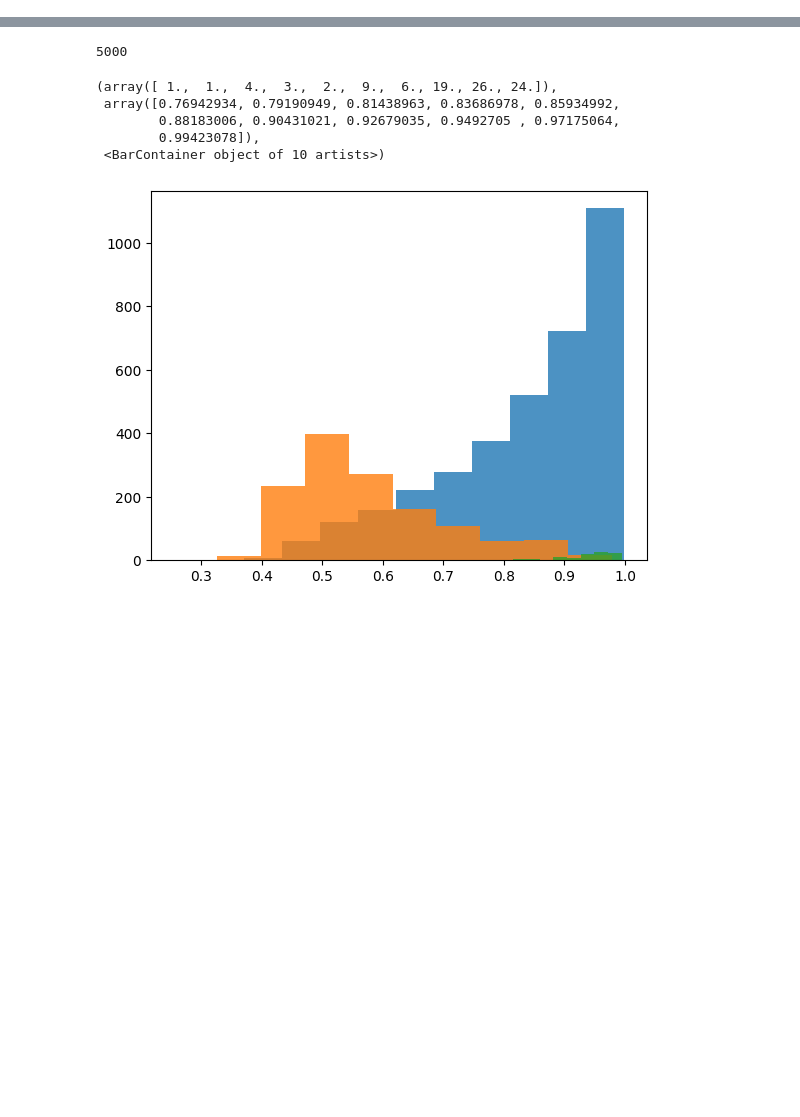
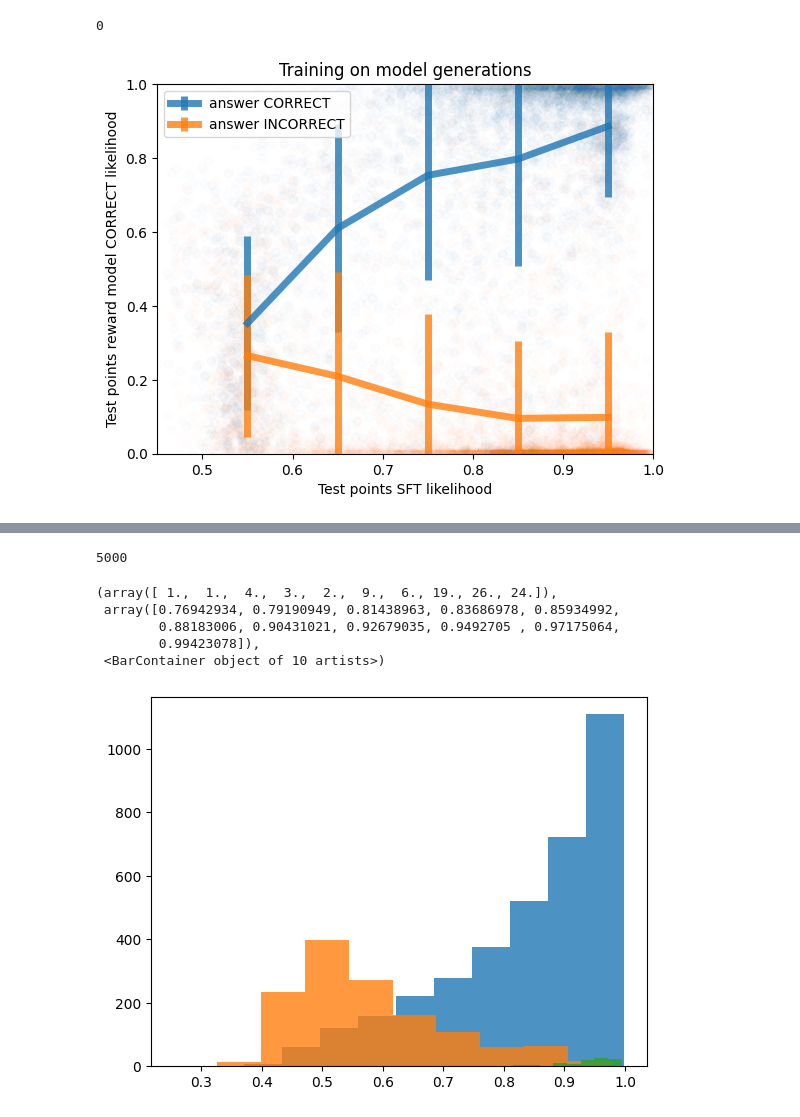
Before and after one commit to katiekang1998/llm_hallucinations, a Jupyter notebook: examples/analyze_rm.ipynb, the cells around one changed output, grey strips where cells are left out. Drawn from its saved outputs; the diff is of its cells as text; code cells hidden in the pictures; blank space fills up the shorter version.

```diff
--- a/examples/analyze_rm.ipynb
+++ b/examples/analyze_rm.ipynb
@@ -3,0 +44,55 @@ import matplotlib.pyplot as plt
+# %%
+len(rm_model_log_probs[5000:])
+# %% [output]
+0
+# %%
+plt.scatter(np.e**sft_log_probs, rm_model_log_probs[:5000], alpha = 0.01)
+
+xs = []
+ys = []
+ys_std = []
+for int_x in range(5, 10):
+    x = 0.1*int_x
+    idxs = np.where((np.e**sft_log_probs> x) * (np.e**sft_log_probs< x+0.1))[0]
+    xs.append(x+0.05)
+    # ys.append(np.e**rm_model_log_probs[:5000][idxs].mean())
+    ys.append(np.mean(rm_model_log_probs[:5000][idxs]))
+    ys_std.append(np.std(rm_model_log_probs[:5000][idxs]))
+plt.errorbar(xs, ys, yerr = ys_std, label = "answer CORRECT", linewidth=5, markersize=12, alpha=0.8)
+
+
+plt.scatter(np.e**sft_log_probs, rm_model_log_probs[5000:], alpha = 0.01)
+
+xs = []
+ys = []
+ys_std = []
+
+for int_x in range(5, 10):
+    x = 0.1*int_x
+    idxs = np.where((np.e**sft_log_probs> x) * (np.e**sft_log_probs< x+0.1))[0]
+    xs.append(x+0.05)
+    # ys.append(np.e**rm_model_log_probs[5000:][idxs].mean())
+    ys.append(np.mean(rm_model_log_probs[5000:][idxs]))
+    ys_std.append(np.std(rm_model_log_probs[5000:][idxs]))
+plt.errorbar(xs, ys, yerr = ys_std, label = "answer INCORRECT", linewidth=5, markersize=12, alpha=0.8)
+
+
+# plt.hlines(0, 0.45, 1, color="red", label = "uncertain points OCS", linewidth=5)
+# plt.hlines(self_generation_ocs, 0.45, 1, color = "black", linestyle = "--", label = "training points OCS", linewidth=5)
+
+
+
+plt.legend()
+plt.xlabel("Test points SFT likelihood")
+plt.ylabel("Test points reward model CORRECT likelihood")
+# plt.title("Training certain points: 50% CORRECT, 50% INCORRECT \nTraining uncertain points 50% CORRECT, 50% INCORRECT")
+plt.title("Training on model generations")
+
+# plt.title("Training on model samples")
+
+plt.xlim(0.45, 1)
+plt.ylim(0, 1)
+
+plt.savefig("delete.png")
+# %% [output]
+[figure, added]
```
Also changed, not shown: parts of 18 cells of this notebook, 15 other files.
